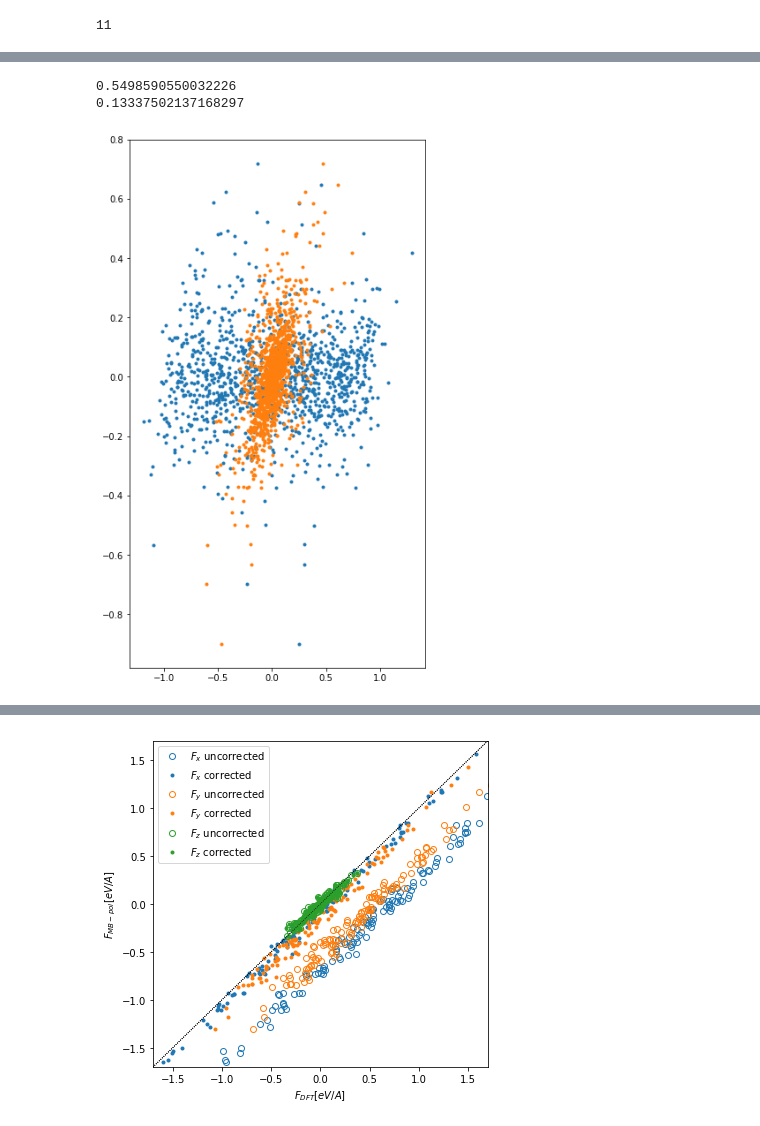
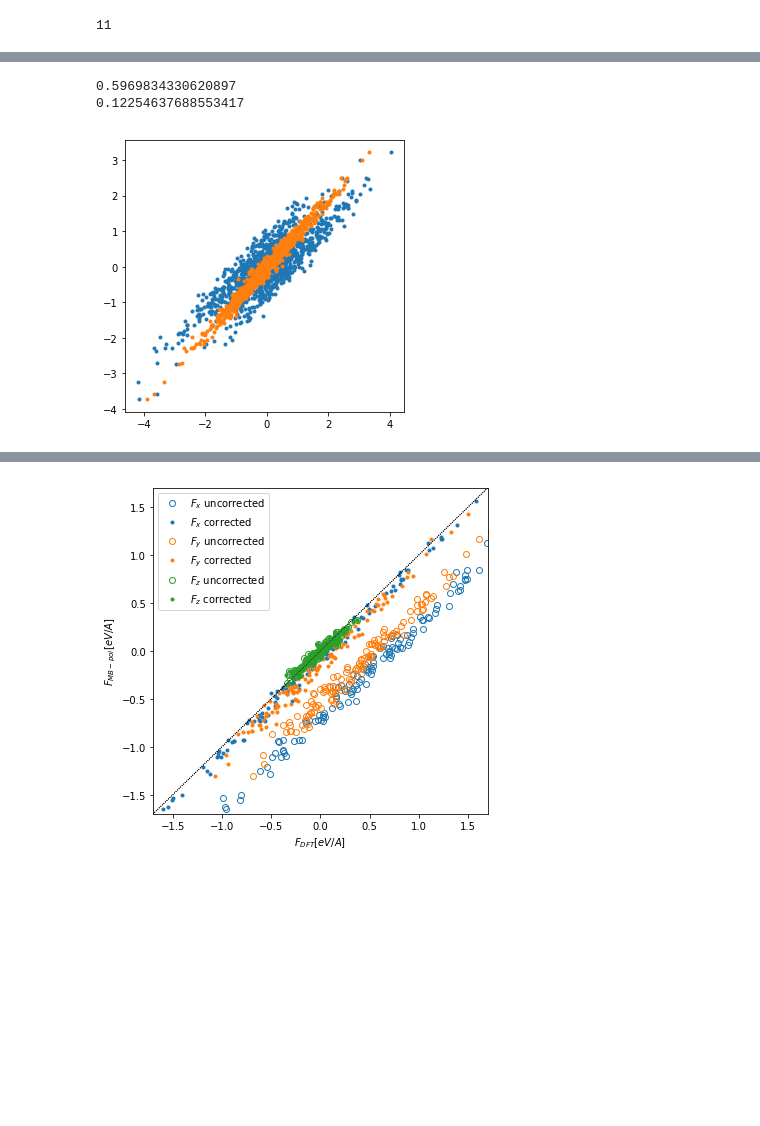
Before and after one commit to semodi/mlcf, a Jupyter notebook: analysis/test_along_traj.ipynb, the cells around one changed output, grey strips where cells are left out. Cells and saved outputs as stored; diff of their text form; code cells hidden in the pictures; blank space fills up the shorter version.

```diff
--- a/analysis/test_along_traj.ipynb
+++ b/analysis/test_along_traj.ipynb
@@ -17,7 +20,8 @@ Populating the interactive namespace from numpy and matplotlib
 basis = 'dz_custom'
 features = 'descr'
 path = '/gpfs/scratch/smdick/md_siesta_atomic/'
-every = 100
+every = 5
+end = 200
 # %%
 #Load relevant models
 
@@ -59,10 +66,13 @@ def shrink_file(path, block_size, every):
                     line = infile.readline()
 # %%
 # Load data
+n_mol = 128
 
 if features == 'descr':
     n_o_orb = 50
     n_h_orb = 26
+#     n_o_orb = 18
+#     n_h_orb = 8
 else:
     n_o_orb = c.par[features]['n_o_orb'][basis]
     n_h_orb = c.par[features]['n_h_orb'][basis]
@@ -77,10 +87,10 @@ else:
 # forces_corrected = np.genfromtxt(path + '/siesta/forces_corrected_small.dat').reshape(-1,128,3,3)
 # energies = pd.read_csv(path + '/siesta/energies.dat', delim_whitespace= True).iloc[1::every]
 
-feat =  np.genfromtxt(path +'/siesta/features.dat').reshape(-1,128,n_o_orb + 2 * n_h_orb)[1::every]
-forces_siesta = np.genfromtxt(path +'/siesta/forces_siesta.dat').reshape(-1,128,3,3)[1::every]
-forces_corrected = np.genfromtxt(path + '/siesta/forces_corrected.dat').reshape(-1,128,3,3)[1::every]
-energies = pd.read_csv(path + '/siesta/energies.dat', delim_whitespace= True).iloc[1::every]
+feat =  np.genfromtxt(path +'/siesta/features.dat').reshape(-1,n_mol,n_o_orb + 2 * n_h_orb)[1:end:every]
+forces_siesta = np.genfromtxt(path +'/siesta/forces_siesta.dat').reshape(-1,n_mol,3,3)[1:end:every]
+forces_corrected = np.genfromtxt(path + '/siesta/forces_corrected.dat').reshape(-1,n_mol,3,3)[1:end:every]
+energies = pd.read_csv(path + '/siesta/energies.dat', delim_whitespace= True).iloc[1:end:every]
 len(energies)
 # %% [output]
 11
@@ -98,7 +108,8 @@ forces_mbpol = []
 energies_mbpol = []
 coords = []
 all_atoms = []
-max_len = len(pd.read_csv(path + '/siesta/energies.dat', delim_whitespace= True))
+max_len = len(pd.read_csv(path + '/siesta/energies.dat', delim_whitespace= True)) -1
+# max_len = end - 1
 for index in np.arange(0, max_len,every):
     all_atoms.append(read(path + 'md_siesta.traj', index))
 
@@ -106,10 +117,11 @@ coor0 = np.array(all_atoms[0].get_positions())
 atoms = all_atoms[0]
 atoms = reconnect_monomers(atoms)
 atoms = reconnect_monomers(atoms)
+# atoms.set_pbc(False)
 atoms.set_calculator(MbpolCalculator(atoms))
 
 for a in all_atoms:
-
+#     atoms.set_pbc(False)
     atoms.set_positions(a.get_positions())
     atoms = reconnect_monomers(atoms)
     atoms = reconnect_monomers(atoms)
@@ -118,7 +130,7 @@ for a in all_atoms:
     forces_mbpol.append(atoms.get_forces())
 # %%
 energies_mbpol = np.array(energies_mbpol)
-forces_mbpol = np.array(forces_mbpol).reshape(-1,128,3,3)
+forces_mbpol = np.array(forces_mbpol).reshape(-1,n_mol,3,3)
 energies['Mbpol'] = energies_mbpol
 # %%
 rmse_force_siesta = []
@@ -177,16 +203,17 @@ else:
 # %%
+figsize(5,5)
 i = -1
-# corrections = xcml.use_force_model(feat[i], krr_O, krr_H, n_o_orb, n_h_orb, True, coords[i], sym = symmetry,
-#                                    which_sym =[1, 2])
-# corrections = xcml.use_force_model_fd(feat[i], krr_O_dx, krr_H_dx,nn, n_o_orb, n_h_orb, True, coords[i], sym = symmetry)
+# corrections = xcml.use_force_model(scaler.transform(feat[i]), krr_O, krr_H, n_o_orb, n_h_orb, True, coords[i], sym = symmetry,
+#                                    which_sym = [2])
+# corrections = xcml.use_force_model_fd(feat[i], krr_O_dx, krr_H_dx,nn, n_o_orb, n_h_orb, True, coords[i], sym = 0)
 plot(forces_siesta[i].flatten(), forces_mbpol[i].flatten(), ls = '', marker = '.')
 plot(forces_corrected[i].flatten(), forces_mbpol[i].flatten(),ls = '', marker = '.')
 # plot(forces_siesta[i].flatten() - corrections.flatten(), forces_mbpol[i].flatten(),ls = '', marker = '.')
 print(np.std(forces_siesta[i].flatten() - forces_mbpol[i].flatten()))
 print(np.std(forces_corrected[i].flatten() - forces_mbpol[i].flatten()))
 # print(np.std(forces_siesta[i].flatten() - corrections.flatten() - forces_mbpol[i].flatten()))
 # %% [output]
-0.5498590550032226
-0.13337502137168297
+0.5969834330620897
+0.12254637688553417
-[figure, old version]
+[figure, new version]
 # %%
```
Also changed, not shown: parts of 16 cells of this notebook, 8 other files.
